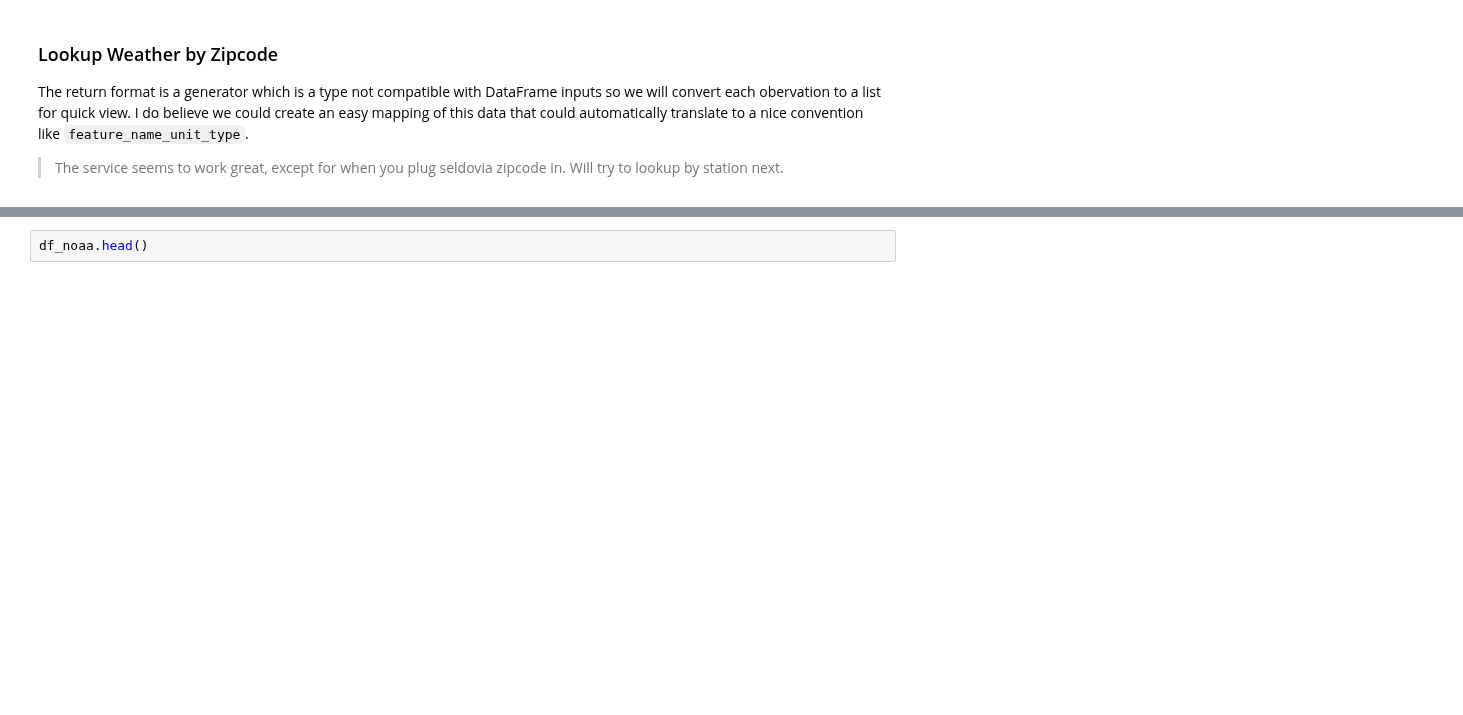
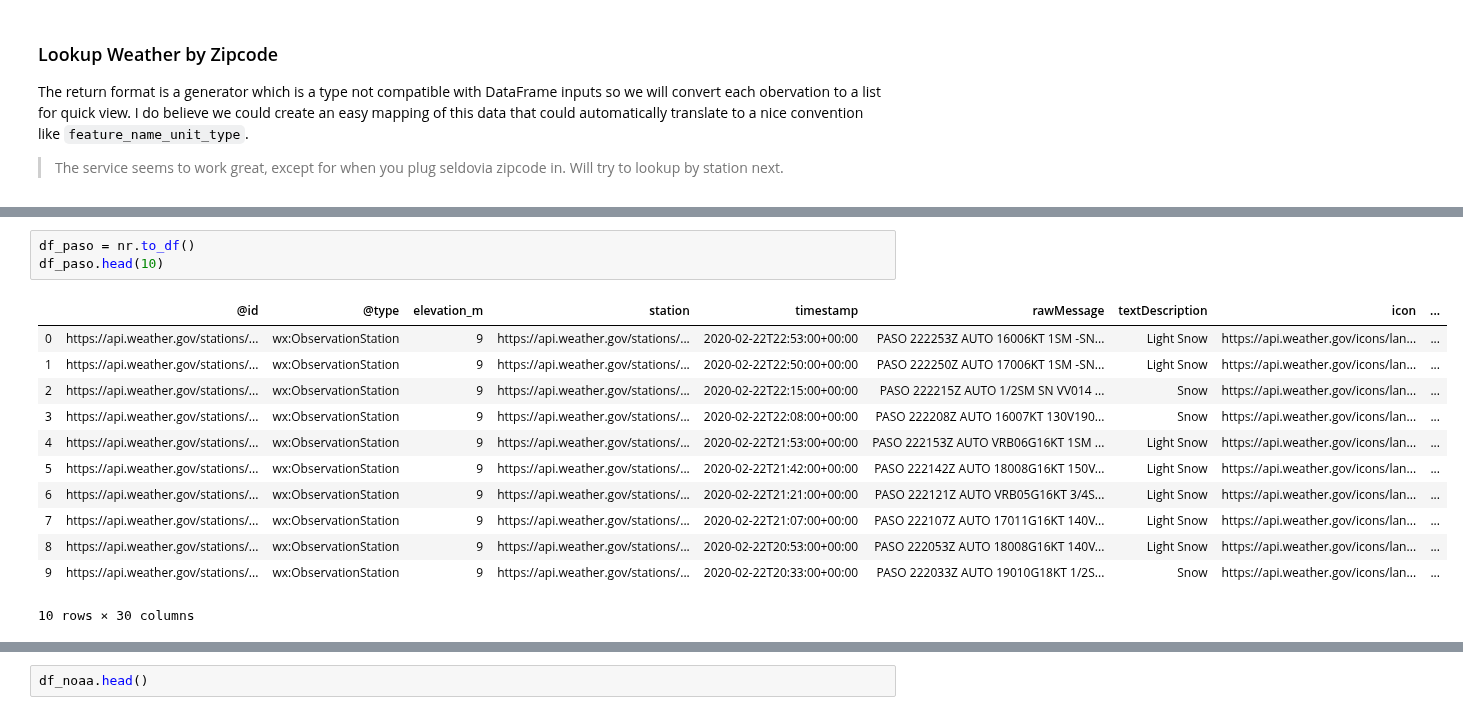
Before and after one commit to howweirdistheweather/weather_app, a Jupyter notebook: notebooks/noaa_weather_api_prototype.ipynb, the cells around one changed output, grey strips where cells are left out. Cells and saved outputs as stored; diff of their text form; blank space fills up the shorter version.

```diff
--- a/notebooks/noaa_weather_api_prototype.ipynb
+++ b/notebooks/noaa_weather_api_prototype.ipynb
@@ -72,0 +276,16 @@ The return format is a generator which is a type not compatible with DataFrame i
+# %%
+df_paso = nr.to_df()
+df_paso.head(10)
+# %% [output]
+|  | @id | @type | elevation_m | station | timestamp | rawMessage | textDescription | icon | ... |
+| 0 | https://api.weather.gov/stations/... | wx:ObservationStation | 9 | https://api.weather.gov/stations/... | 2020-02-22T22:53:00+00:00 | PASO 222253Z AUTO 16006KT 1SM -SN... | Light Snow | https://api.weather.gov/icons/lan... | ... |
+| 1 | https://api.weather.gov/stations/... | wx:ObservationStation | 9 | https://api.weather.gov/stations/... | 2020-02-22T22:50:00+00:00 | PASO 222250Z AUTO 17006KT 1SM -SN... | Light Snow | https://api.weather.gov/icons/lan... | ... |
+| 2 | https://api.weather.gov/stations/... | wx:ObservationStation | 9 | https://api.weather.gov/stations/... | 2020-02-22T22:15:00+00:00 | PASO 222215Z AUTO 1/2SM SN VV014 ... | Snow | https://api.weather.gov/icons/lan... | ... |
+| 3 | https://api.weather.gov/stations/... | wx:ObservationStation | 9 | https://api.weather.gov/stations/... | 2020-02-22T22:08:00+00:00 | PASO 222208Z AUTO 16007KT 130V190... | Snow | https://api.weather.gov/icons/lan... | ... |
+| 4 | https://api.weather.gov/stations/... | wx:ObservationStation | 9 | https://api.weather.gov/stations/... | 2020-02-22T21:53:00+00:00 | PASO 222153Z AUTO VRB06G16KT 1SM ... | Light Snow | https://api.weather.gov/icons/lan... | ... |
+| 5 | https://api.weather.gov/stations/... | wx:ObservationStation | 9 | https://api.weather.gov/stations/... | 2020-02-22T21:42:00+00:00 | PASO 222142Z AUTO 18008G16KT 150V... | Light Snow | https://api.weather.gov/icons/lan... | ... |
+| 6 | https://api.weather.gov/stations/... | wx:ObservationStation | 9 | https://api.weather.gov/stations/... | 2020-02-22T21:21:00+00:00 | PASO 222121Z AUTO VRB05G16KT 3/4S... | Light Snow | https://api.weather.gov/icons/lan... | ... |
+| 7 | https://api.weather.gov/stations/... | wx:ObservationStation | 9 | https://api.weather.gov/stations/... | 2020-02-22T21:07:00+00:00 | PASO 222107Z AUTO 17011G16KT 140V... | Light Snow | https://api.weather.gov/icons/lan... | ... |
+| 8 | https://api.weather.gov/stations/... | wx:ObservationStation | 9 | https://api.weather.gov/stations/... | 2020-02-22T20:53:00+00:00 | PASO 222053Z AUTO 18008G16KT 140V... | Light Snow | https://api.weather.gov/icons/lan... | ... |
+| 9 | https://api.weather.gov/stations/... | wx:ObservationStation | 9 | https://api.weather.gov/stations/... | 2020-02-22T20:33:00+00:00 | PASO 222033Z AUTO 19010G18KT 1/2S... | Snow | https://api.weather.gov/icons/lan... | ... |
+10 rows × 30 columns
```
Also changed, not shown: parts of 22 cells of this notebook.
